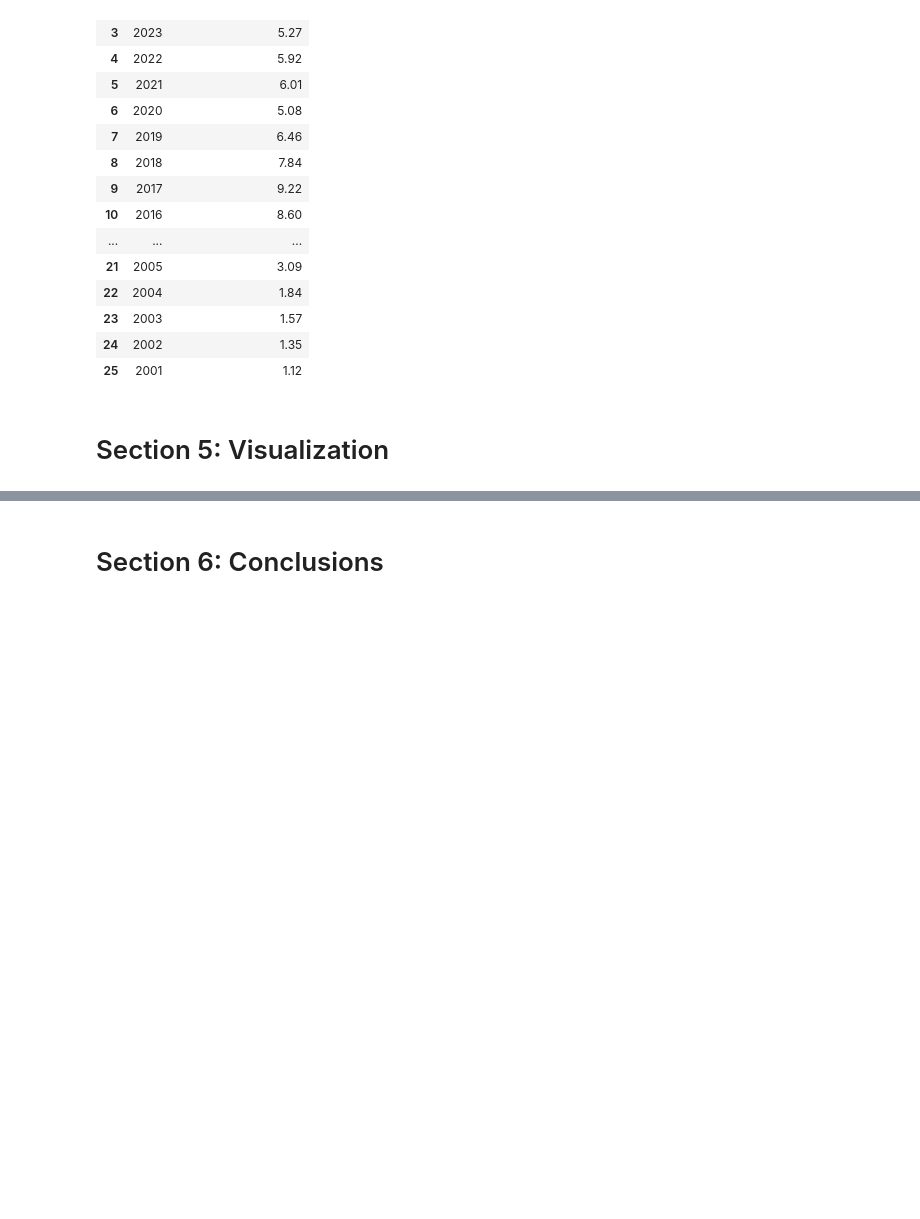
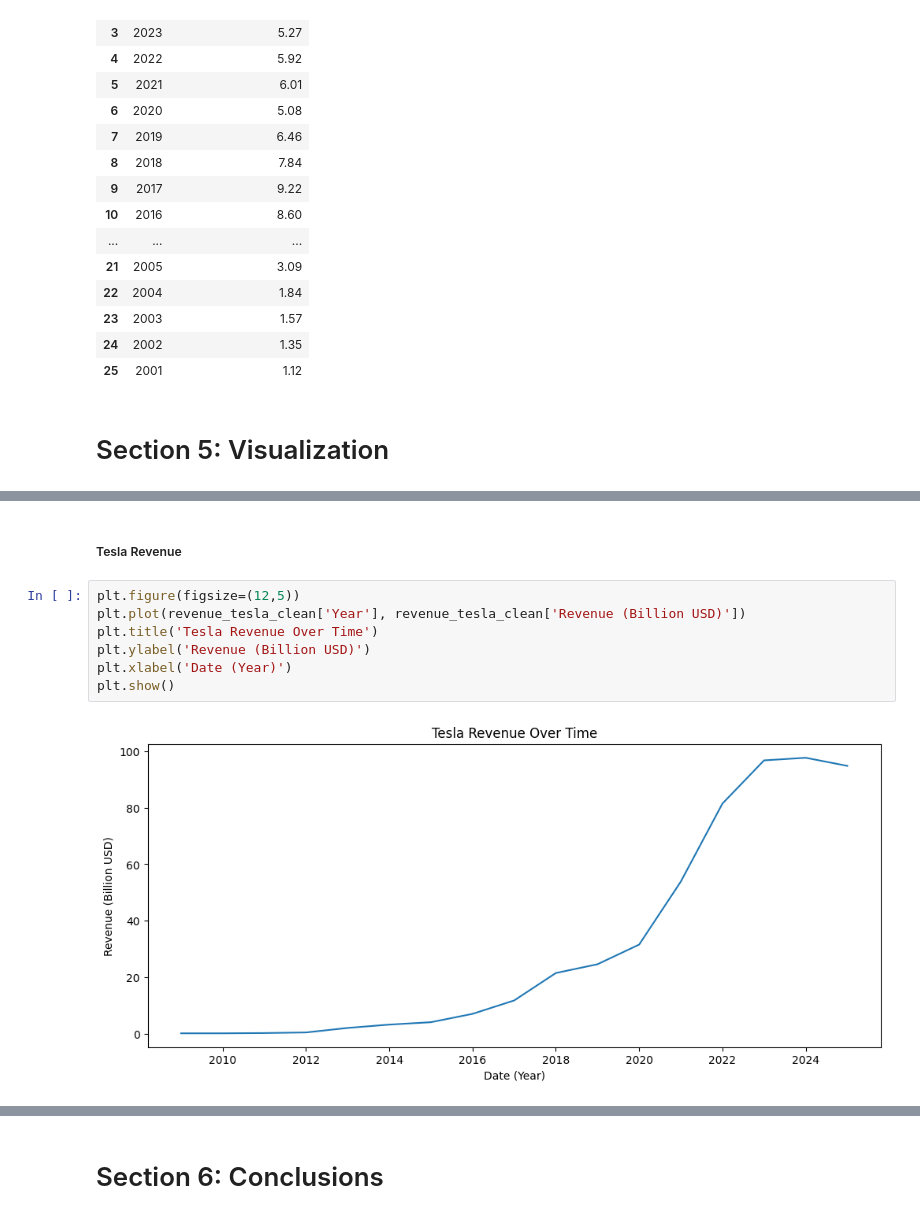
Before and after one commit to eddyzevallos12/Stock-Price-vs-Revenue-Analysis-Tesla-GameStop-, a Jupyter notebook: Stock Price vs Company Fundamentals Analysis.ipynb, the cells around one changed output, grey strips where cells are left out. Drawn from its saved outputs; the diff is of its cells as text; blank space fills up the shorter version.

```diff
--- a/Stock Price vs Company Fundamentals Analysis.ipynb
+++ b/Stock Price vs Company Fundamentals Analysis.ipynb
@@ -292,0 +304,11 @@ revenue_gme_clean
+# %% [markdown]
+##### Tesla Revenue
+# %%
+plt.figure(figsize=(12,5))
+plt.plot(revenue_tesla_clean['Year'], revenue_tesla_clean['Revenue (Billion USD)'])
+plt.title('Tesla Revenue Over Time')
+plt.ylabel('Revenue (Billion USD)')
+plt.xlabel('Date (Year)')
+plt.show()
+# %% [output]
+[figure, added]
```
Also changed, not shown: parts of 9 cells of this notebook.
